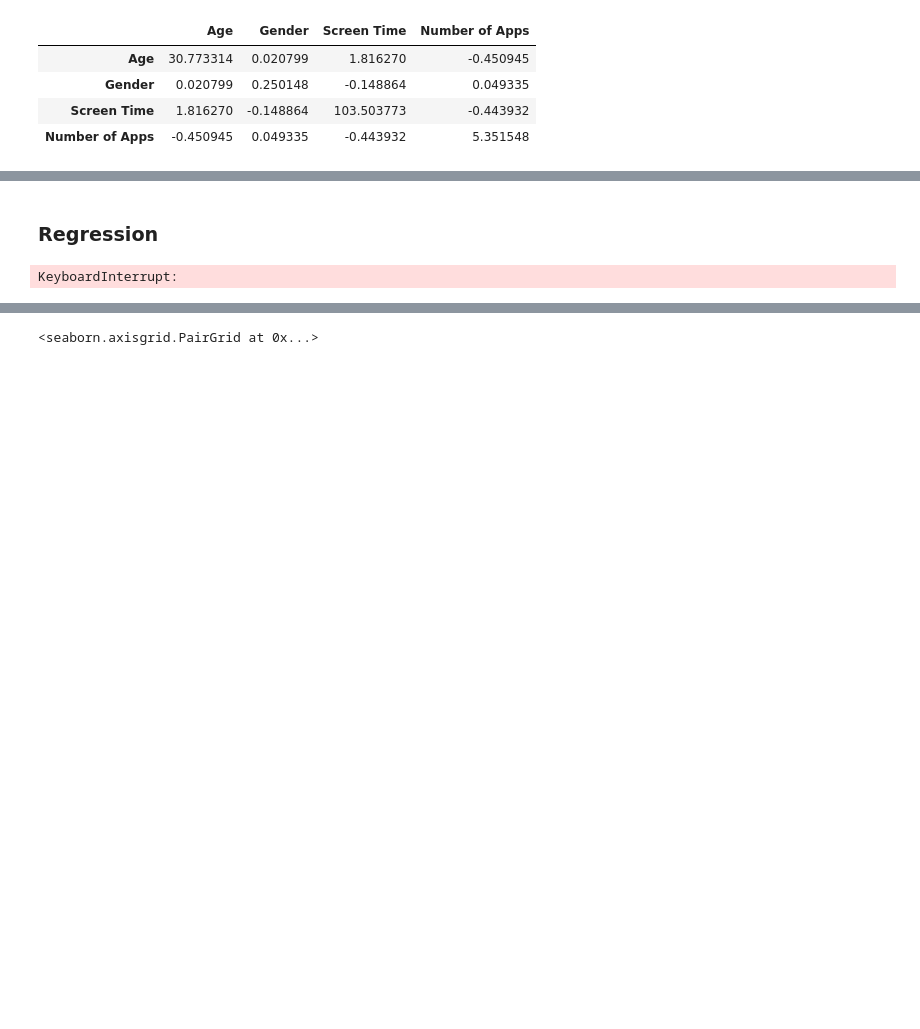
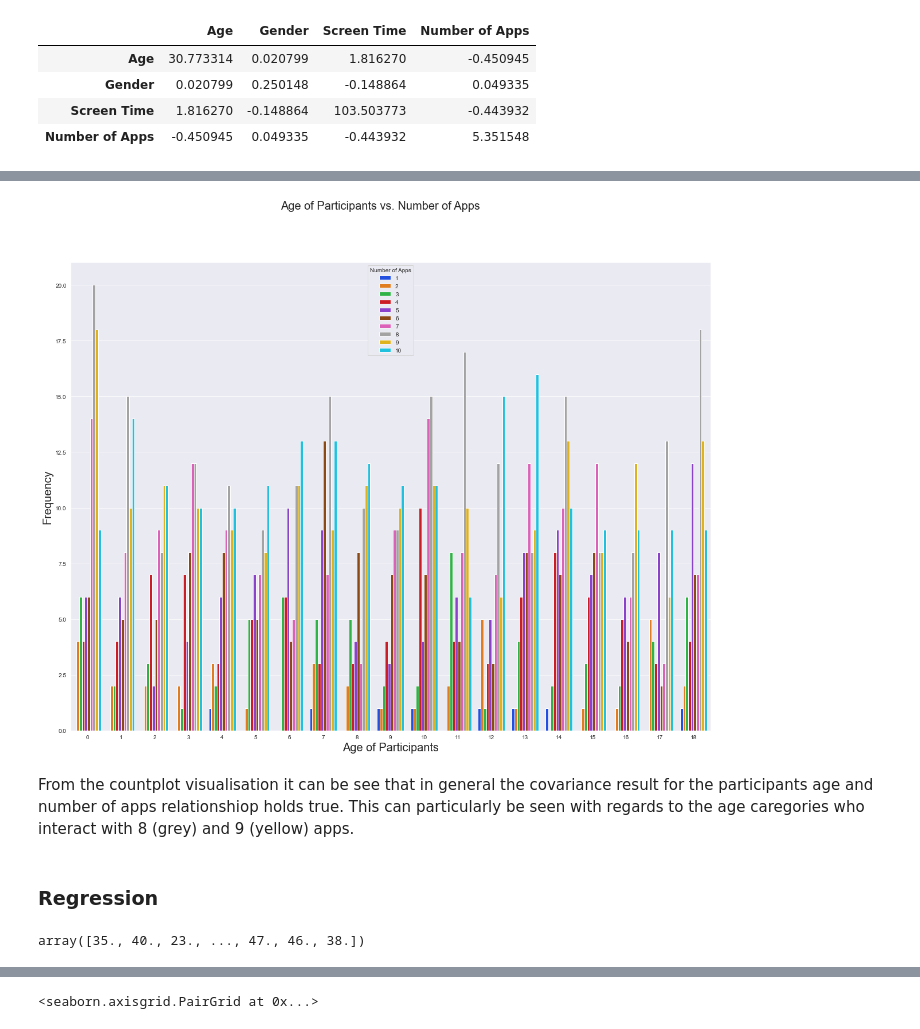
Before and after one commit to JPLee01/Programming_for_Data_Analysis-PRoject, a Jupyter notebook: Programming_for_Data_Analysis-Project.ipynb, the cells around one changed output, grey strips where cells are left out. Drawn from its saved outputs; the diff is of its cells as text; code cells hidden in the pictures; blank space fills up the shorter version.

Commit message:
Covariance section complete.

```diff
--- a/Programming_for_Data_Analysis-Project.ipynb
+++ b/Programming_for_Data_Analysis-Project.ipynb
@@ -585,8 +617,21 @@ The main problem with interpretation is that the wide range of results that it t
+# %%
+#Creation of Countplot of the Age and Number of Apps Relationship
+plt.figure(figsize=(20, 15))
+ax = sns.countplot(x="Age", hue="Number of Apps", data=data_set_gender)
+plt. xlabel('Age of Participants', fontsize=20)
+plt. ylabel('Frequency', fontsize=20)
+plt. suptitle('Age of Participants vs. Number of Apps', fontsize=20)
+plt.legend(loc='best', title='Number of Apps')
+plt.show()
+# %% [output]
+[figure, added]
+# %% [markdown]
+From the countplot visualisation it can be see that in general the covariance result for the participants age and number of apps relationshiop holds true. This can particularly be seen with regards to the age caregories who interact with 8 (grey) and 9 (yellow) apps.
 # %% [markdown]
 ### Regression
-# %%
-ax = sns.countplot(x="Age", hue="Screen Time", data=data_set_gender)
-ax.set_xticklabels(ax.get_xticklabels(), rotation=40, ha="right")
-plt.show()
-# %% [output]
-KeyboardInterrupt:
+# %%
+#Rounding of the Screen Time results to two decimal places
+screen_time_round2 =np.around(screen_time, 0)
+screen_time_round2
+# %% [output]
+array([35., 40., 23., ..., 47., 46., 38.])
```
Also changed, not shown: parts of 18 cells of this notebook.
